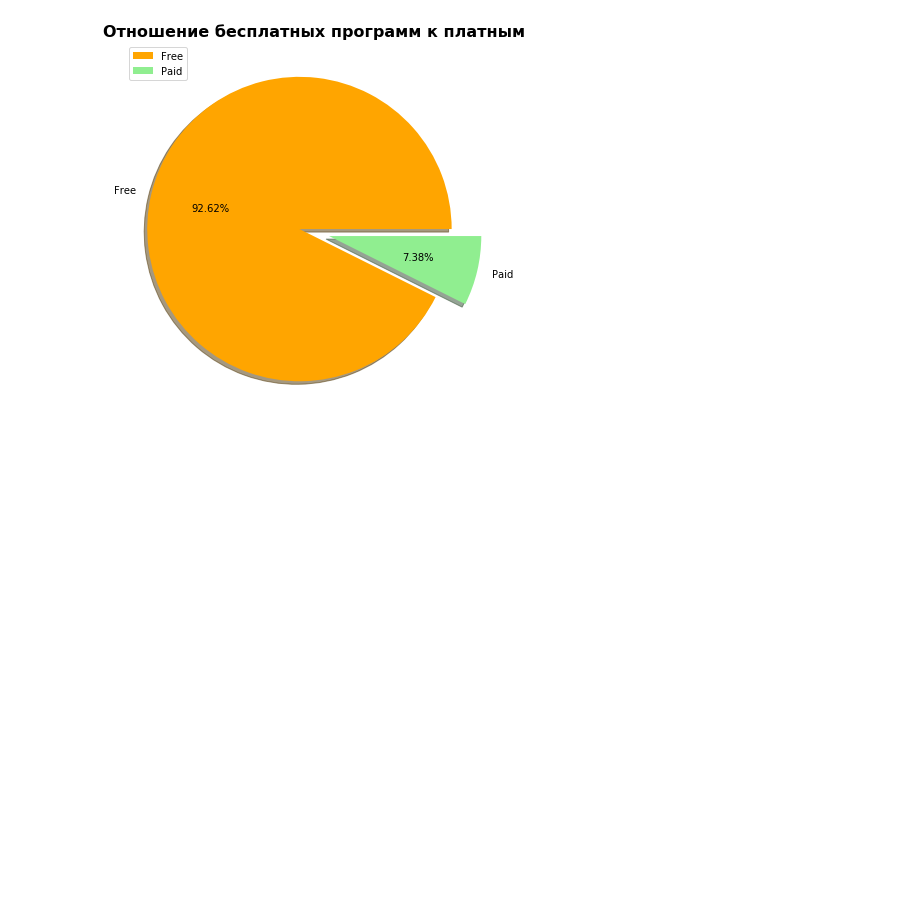
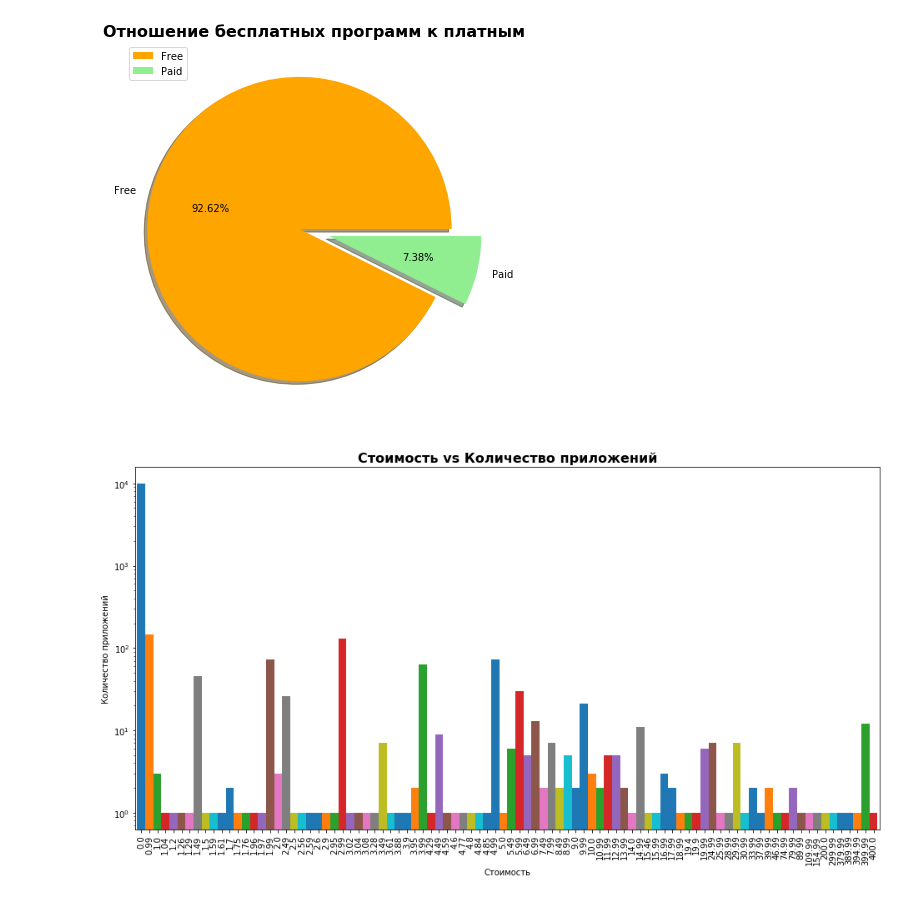
Before and after one commit to shulzhenkoas/Math, a Jupyter notebook: Theory_ver/project/shulzhenkoas_theory_project.ipynb, the cells around one changed output. Cells and saved outputs as stored; diff of their text form; code cells hidden in the pictures; blank space fills up the shorter version.

```diff
--- a/Theory_ver/project/shulzhenkoas_theory_project.ipynb
+++ b/Theory_ver/project/shulzhenkoas_theory_project.ipynb
@@ -239,3 +185,12 @@ plt.title('Отношение бесплатных программ к плат
 plt.show()
 # %% [output]
 [figure]
+# %%
+data['Price'].value_counts().sort_index().plot(kind='bar', width=1, figsize=(16, 8))
+plt.yscale('log')
+plt.title('Стоимость vs Количество приложений', fontsize = 16, fontweight='bold')
+plt.xlabel('Стоимость')
+plt.ylabel('Количество приложений')
+plt.show()
+# %% [output]
+[figure, added]
```
Also changed, not shown: parts of 22 cells of this notebook.
